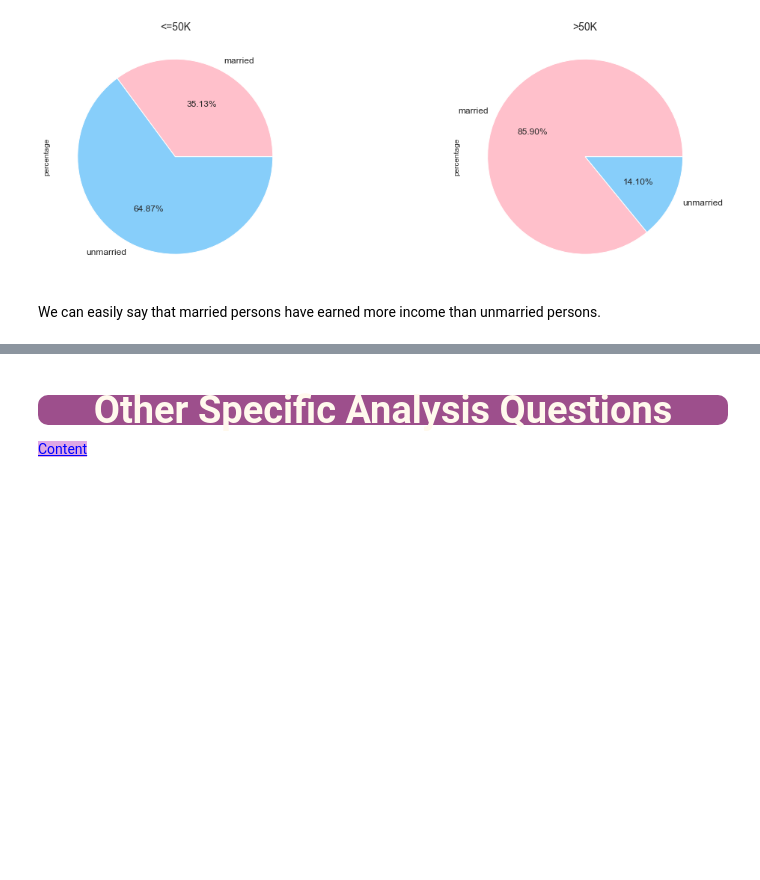
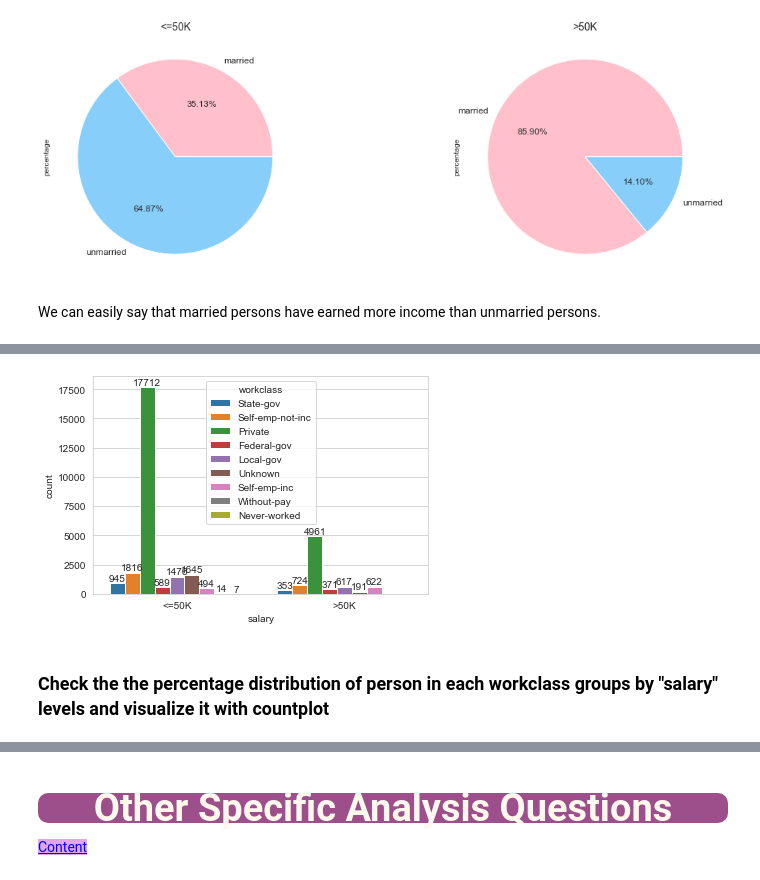
Before and after one commit to salimunlu47/EDA-Project-Analyze-US-Citizens-, a Jupyter notebook: EDA Project (Analyze US Citizens).ipynb, the cells around one changed output, grey strips where cells are left out. Saved outputs shown, nothing was run; the diff lists cells and outputs as text; code cells hidden in the pictures; blank space fills up the shorter version.

```diff
--- a/EDA Project (Analyze US Citizens).ipynb
+++ b/EDA Project (Analyze US Citizens).ipynb
@@ -1143,0 +1288,9 @@ We can easily say that married persons have earned more income than unmarried pe
+# %%
+ax = sns.countplot(data=df, x="salary", hue="workclass")
+
+for container in ax.containers:
+    ax.bar_label(container);
+# %% [output]
+[figure, added]
+# %% [markdown]
+### Check the the percentage distribution of person in each workclass groups by "salary" levels and visualize it with countplot
```
Also changed, not shown: parts of 20 cells of this notebook.
